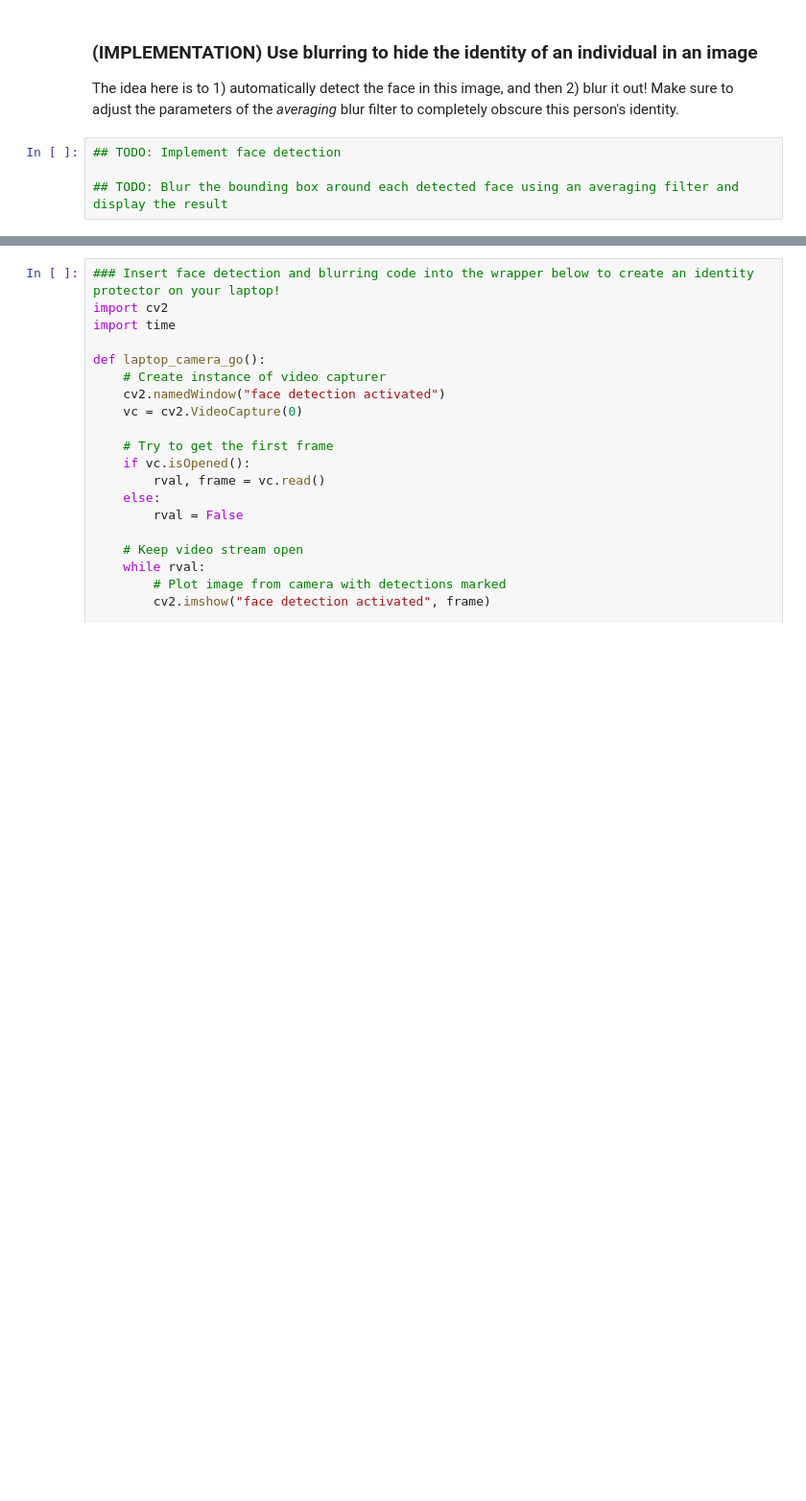
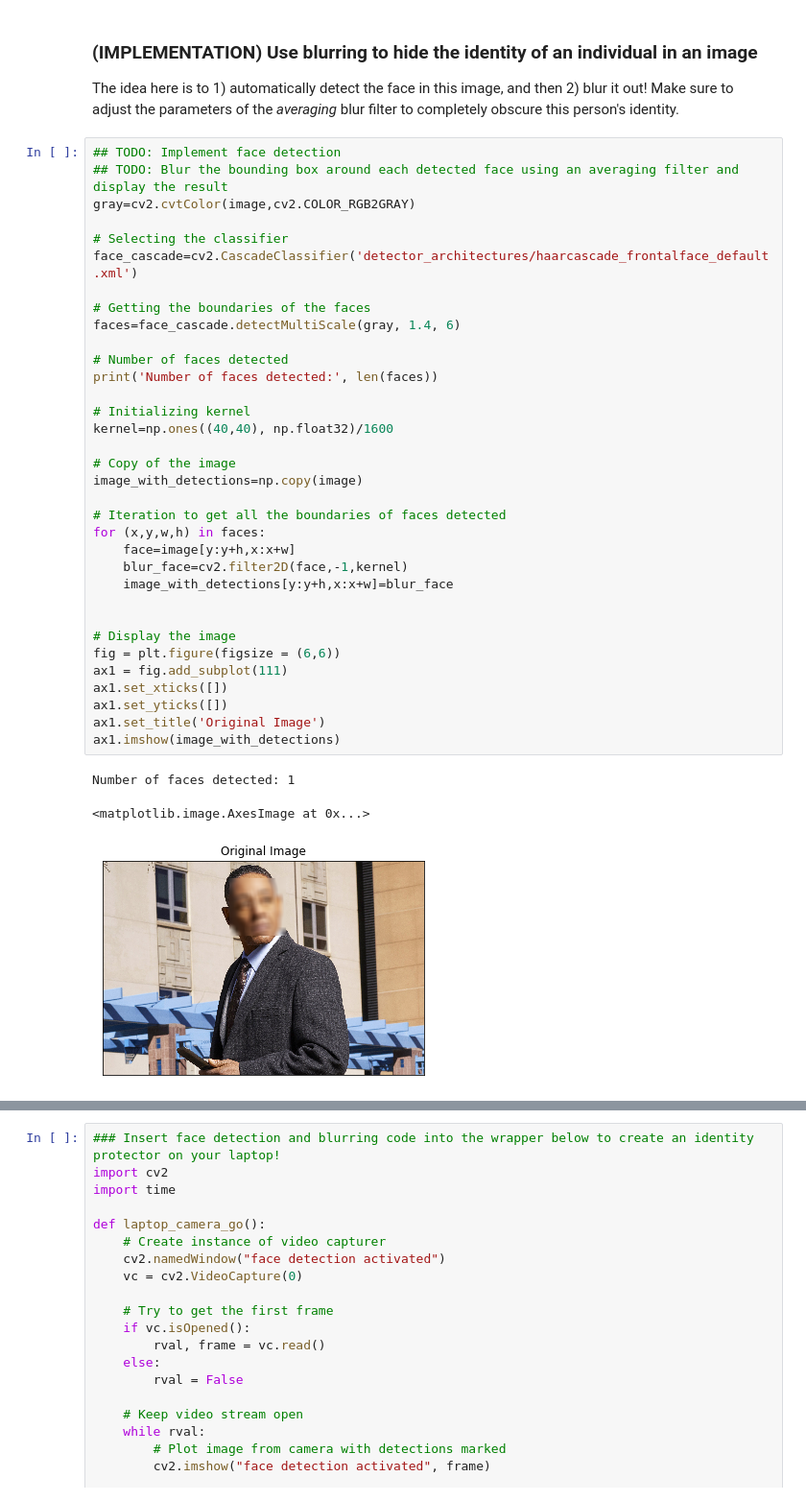
Before and after one commit to mgalilea/aind-cv, a Jupyter notebook: CV_project.ipynb, the cells around one changed output, grey strips where cells are left out. Shown at 96% size. Saved outputs shown, nothing was run; the diff lists cells and outputs as text; blank space fills up the shorter version.

Commit message:
Step 4 hidding face

```diff
--- a/CV_project.ipynb
+++ b/CV_project.ipynb
@@ -589,10 +593,44 @@ ax1.imshow(image)
 ### (IMPLEMENTATION) Use blurring to hide the identity of an individual in an image
 
 The idea here is to 1) automatically detect the face in this image, and then 2) blur it out!  Make sure to adjust the parameters of the *averaging* blur filter to completely obscure this person's identity.
-# %%
-## TODO: Implement face detection
-
-## TODO: Blur the bounding box around each detected face using an averaging filter and display the result
+# %%
+## TODO: Implement face detection
+## TODO: Blur the bounding box around each detected face using an averaging filter and display the result
+gray=cv2.cvtColor(image,cv2.COLOR_RGB2GRAY)
+
+# Selecting the classifier
+face_cascade=cv2.CascadeClassifier('detector_architectures/haarcascade_frontalface_default.xml')
+
+# Getting the boundaries of the faces
+faces=face_cascade.detectMultiScale(gray, 1.4, 6)
+
+# Number of faces detected
+print('Number of faces detected:', len(faces))
+
+# Initializing kernel
+kernel=np.ones((40,40), np.float32)/1600
+
+# Copy of the image
+image_with_detections=np.copy(image)
+
+# Iteration to get all the boundaries of faces detected
+for (x,y,w,h) in faces:
+    face=image[y:y+h,x:x+w]
+    blur_face=cv2.filter2D(face,-1,kernel)
+    image_with_detections[y:y+h,x:x+w]=blur_face
+
+
+# Display the image
+fig = plt.figure(figsize = (6,6))
+ax1 = fig.add_subplot(111)
+ax1.set_xticks([])
+ax1.set_yticks([])
+ax1.set_title('Original Image')
+ax1.imshow(image_with_detections)
+# %% [output]
+Number of faces detected: 1
+<matplotlib.image.AxesImage at 0x...>
+[figure, added]
 # %% [markdown]
 ### (Optional) Build identity protection into your laptop camera
 
```
Also changed, not shown: parts of 2 cells of this notebook.
